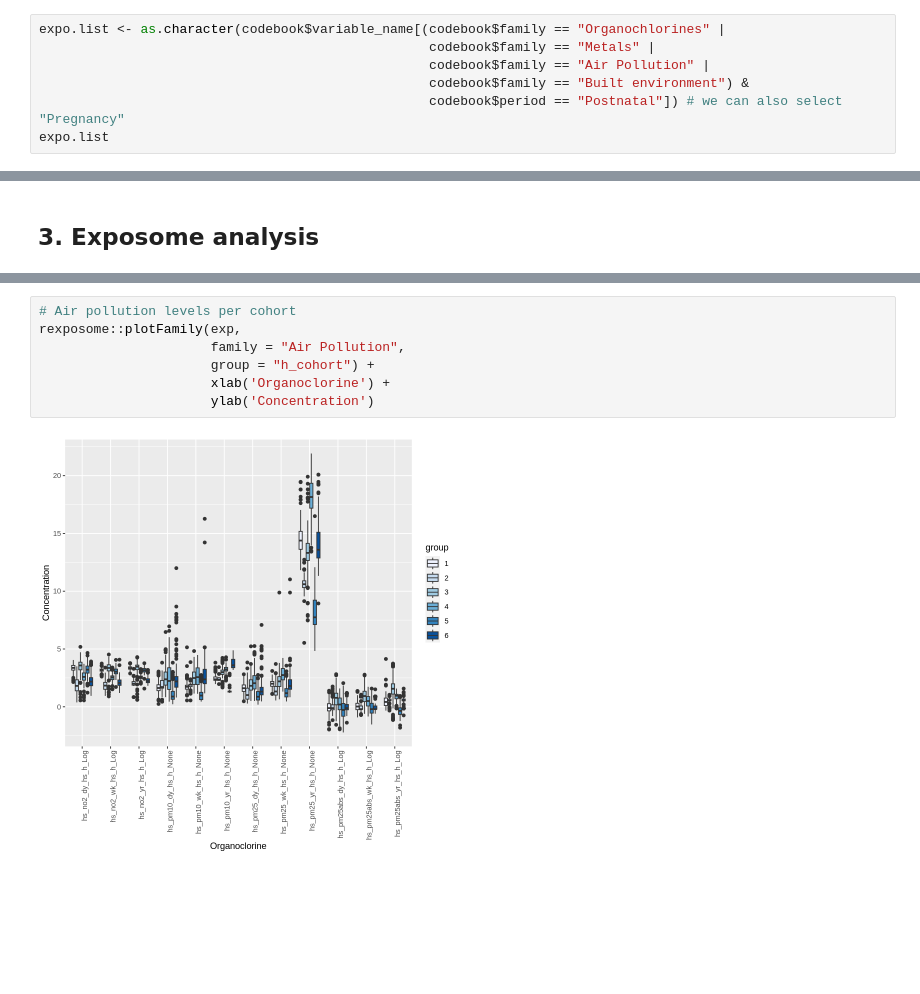
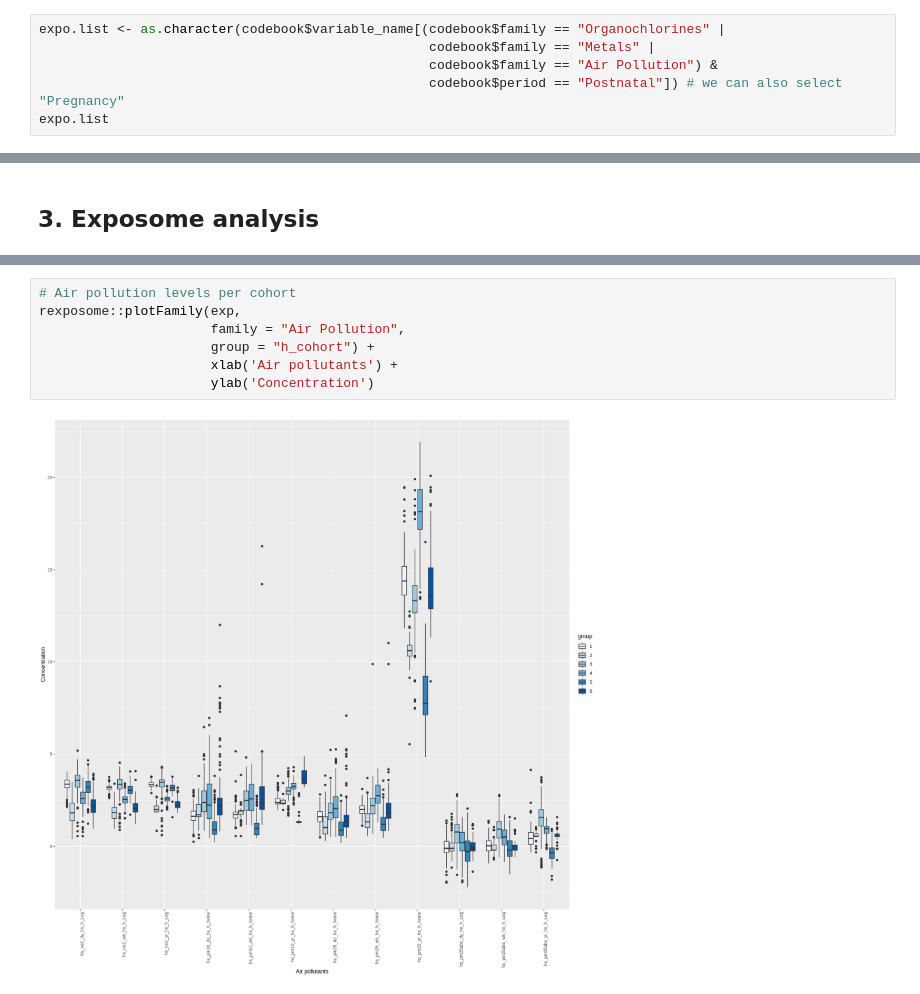
Before and after one commit to alldominguez/isee_young_rennes_ws1, a Jupyter notebook: ws1_isee_young_rennes_version1.ipynb, the cells around one changed output, grey strips where cells are left out. Cells and saved outputs as stored; diff of their text form; blank space fills up the shorter version.

```diff
--- a/ws1_isee_young_rennes_version1.ipynb
+++ b/ws1_isee_young_rennes_version1.ipynb
@@ -249,8 +249,7 @@ levels(codebook$family)
 # %%
 expo.list <- as.character(codebook$variable_name[(codebook$family == "Organochlorines" |
                                                   codebook$family == "Metals" |
-                                                  codebook$family == "Air Pollution" |
-                                                  codebook$family == "Built environment") &
+                                                  codebook$family == "Air Pollution") &
                                                   codebook$period == "Postnatal"]) # we can also select "Pregnancy"
 expo.list
 # %% [output]
@@ -374,12 +396,12 @@ rexposome::plotFamily(exp,
 # %%
 # Air pollution levels per cohort
 rexposome::plotFamily(exp,
                       family = "Air Pollution",
                       group = "h_cohort") +
-                      xlab('Organoclorine') +
+                      xlab('Air pollutants') +
                       ylab('Concentration')
 # %% [output]
-[figure, old version]
+[figure, new version]
 # %%
 # Metals levels per sex
 rexposome::plotFamily(exp,
```
Also changed, not shown: parts of 16 cells of this notebook.
